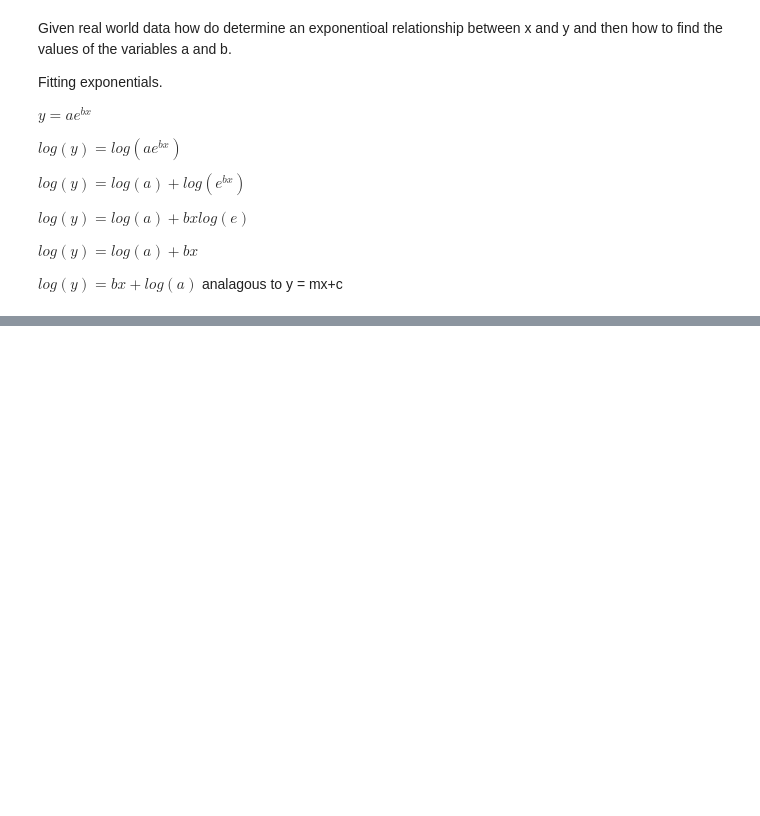
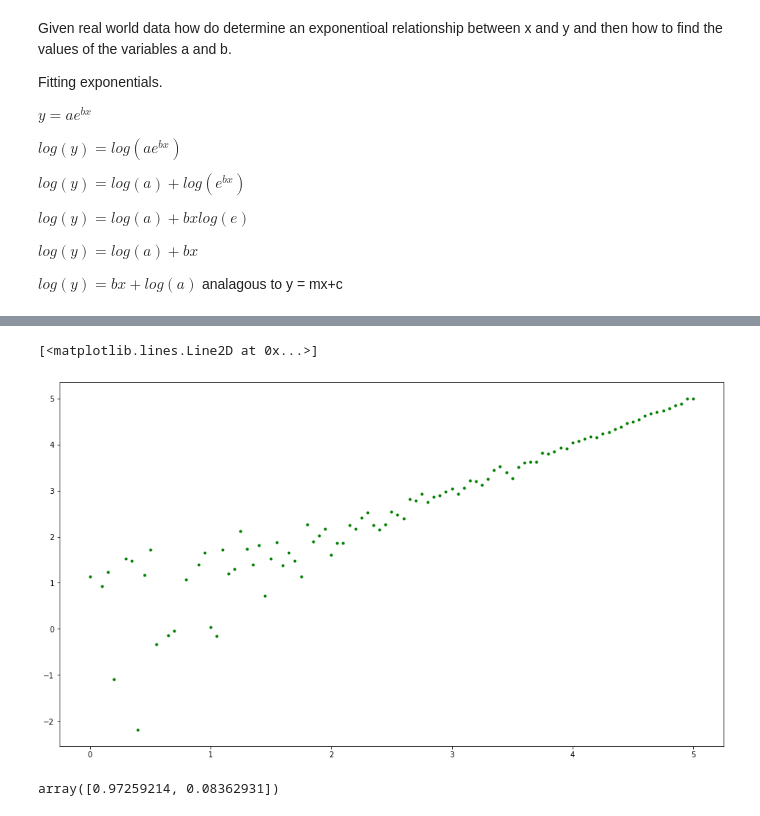
Before and after one commit to donneger/machinelearning_statistics, a Jupyter notebook: ml_practicals/ml_stats_practicals_parameters.ipynb, the cells around one changed output, grey strips where cells are left out. Cells and saved outputs as stored; diff of their text form; code cells hidden in the pictures; blank space fills up the shorter version.

```diff
--- a/ml_practicals/ml_stats_practicals_parameters.ipynb
+++ b/ml_practicals/ml_stats_practicals_parameters.ipynb
@@ -213,0 +245,18 @@ $ log(y) = bx + log(a) $ analagous to y = mx+c
+# %%
+# use of ~ NOT operator. This is a bitwise operator that inverts all values, i.e 1 becomes 0, True becomes False.
+nans=np.isnan(np.log(y))
+xnan = x[~nans]
+# %%
+ynan = y[~nans]
+# %%
+fig, ax = plt.subplots(figsize = (16,9))
+
+ax.plot(xnan, np.log(ynan),'g.')
+# %% [output]
+[<matplotlib.lines.Line2D at 0x...>]
+[figure, added]
+# %%
+params = np.polyfit(xnan, np.log(ynan), 1)
+params
+# %% [output]
+array([0.97259214, 0.08362931])
```
Also changed, not shown: parts of 11 cells of this notebook.
